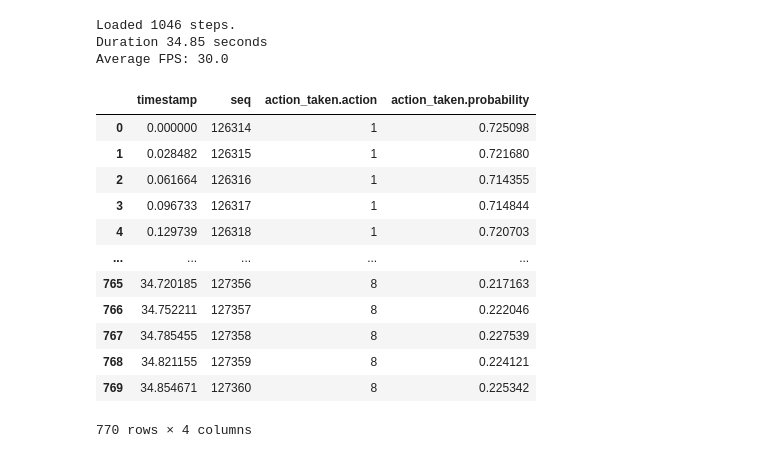
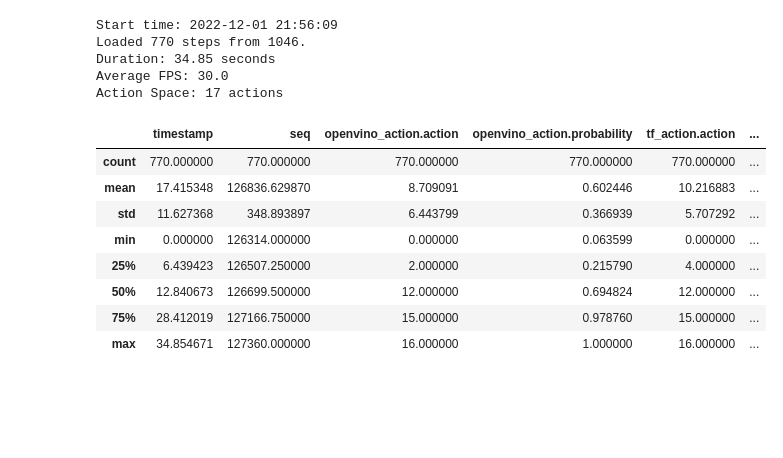
Before and after one commit to larsll/larsll-deepracer-logging, a Jupyter notebook: analysis/bag_analysis.ipynb, the cells around one changed output. Cells and saved outputs as stored; diff of their text form; code cells hidden in the pictures; blank space fills up the shorter version.

```diff
--- a/analysis/bag_analysis.ipynb
+++ b/analysis/bag_analysis.ipynb
@@ -73,27 +125,29 @@ while reader.has_next():
 # %%
 df = pd.json_normalize(steps_data['steps'])
-steps = df['seq'].max() - df['seq'].min()
-print("Loaded {} steps.".format(steps))
-print("Duration {:.2f} seconds".format(df['timestamp'].max()))
-print("Average FPS: {:.1f}".format(steps / df['timestamp'].max()))
+step_diff = df['seq'].max() - df['seq'].min()
+print("Start time: {}".format(datetime.datetime.fromtimestamp(msg.images[0].header.stamp.sec)))
+print("Loaded {} steps from {}.".format(len(df.index), step_diff))
+print("Duration: {:.2f} seconds".format(df['timestamp'].max()))
+print("Average FPS: {:.1f}".format(step_diff / df['timestamp'].max()))
+print("Action Space: {} actions".format(len(msg.results)))
 # %% [output]
-Loaded 1046 steps.
-Duration 34.85 seconds
+Start time: 2022-12-01 21:56:09
+Loaded 770 steps from 1046.
+Duration: 34.85 seconds
 Average FPS: 30.0
+Action Space: 17 actions
-# %%
-action_analysis = df[['timestamp','seq','action_taken.action','action_taken.probability']]
-display(action_analysis)
-# %% [output]
-|  | timestamp | seq | action_taken.action | action_taken.probability |
-| 0 | 0.000000 | 126314 | 1 | 0.725098 |
-| 1 | 0.028482 | 126315 | 1 | 0.721680 |
-| 2 | 0.061664 | 126316 | 1 | 0.714355 |
-| 3 | 0.096733 | 126317 | 1 | 0.714844 |
-| 4 | 0.129739 | 126318 | 1 | 0.720703 |
-| ... | ... | ... | ... | ... |
-| 765 | 34.720185 | 127356 | 8 | 0.217163 |
-| 766 | 34.752211 | 127357 | 8 | 0.222046 |
-| 767 | 34.785455 | 127358 | 8 | 0.227539 |
-| 768 | 34.821155 | 127359 | 8 | 0.224121 |
-| 769 | 34.854671 | 127360 | 8 | 0.225342 |
-770 rows × 4 columns
+# %%
+df['action_agree'] = np.where(df['openvino_action.action'] == df['tf_action.action'], 1, 0)
+df['action_diff'] = np.abs(df['openvino_action.action'] - df['tf_action.action'])
+action_analysis = df[['timestamp','seq','openvino_action.action','openvino_action.probability','tf_action.action', 'tf_action.probability', 'action_agree', 'action_diff']]
+action_analysis.describe()
+# %% [output]
+|  | timestamp | seq | openvino_action.action | openvino_action.probability | tf_action.action | ... |
+| count | 770.000000 | 770.000000 | 770.000000 | 770.000000 | 770.000000 | ... |
+| mean | 17.415348 | 126836.629870 | 8.709091 | 0.602446 | 10.216883 | ... |
+| std | 11.627368 | 348.893897 | 6.443799 | 0.366939 | 5.707292 | ... |
+| min | 0.000000 | 126314.000000 | 0.000000 | 0.063599 | 0.000000 | ... |
+| 25% | 6.439423 | 126507.250000 | 2.000000 | 0.215790 | 4.000000 | ... |
+| 50% | 12.840673 | 126699.500000 | 12.000000 | 0.694824 | 12.000000 | ... |
+| 75% | 28.412019 | 127166.750000 | 15.000000 | 0.978760 | 15.000000 | ... |
+| max | 34.854671 | 127360.000000 | 16.000000 | 1.000000 | 16.000000 | ... |
```
Also changed, not shown: parts of 6 cells of this notebook, 1 other file.
